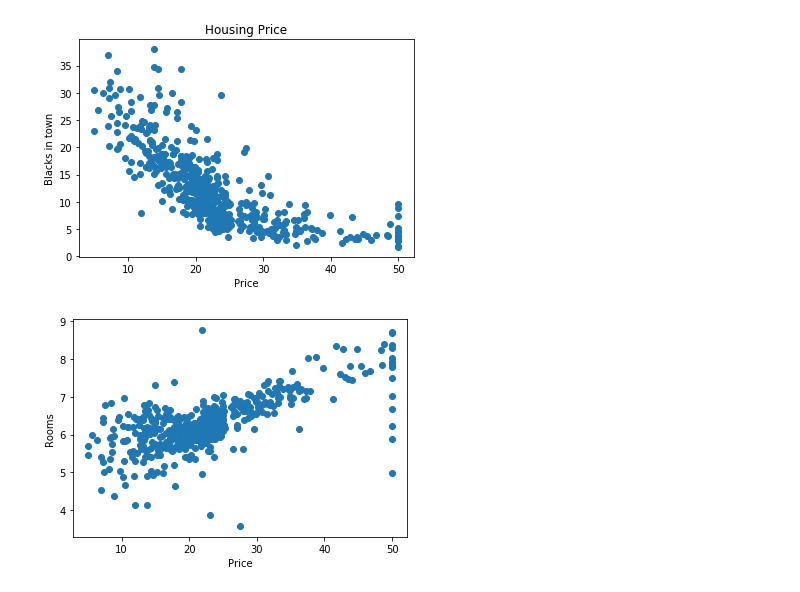
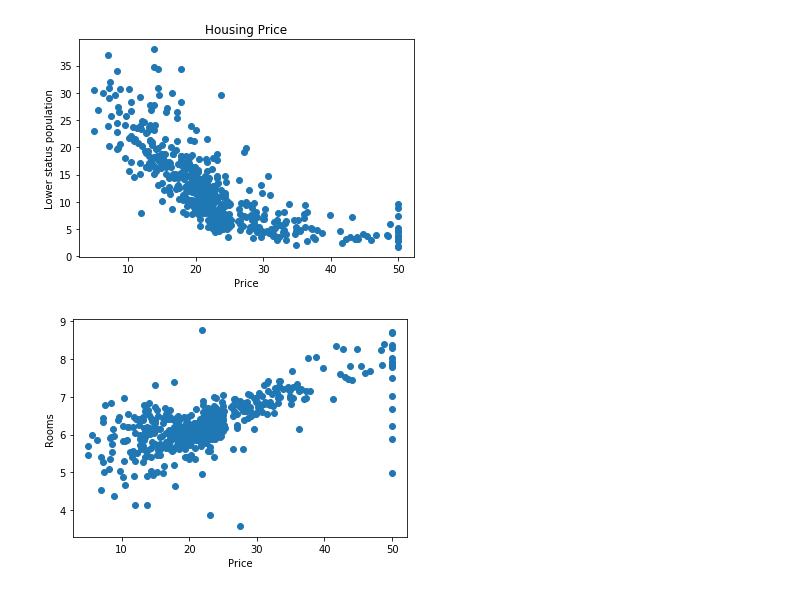
Before and after one commit to gentilhimal/Machine-Learning, a Jupyter notebook: plot.ipynb, the cells around one changed output. Drawn from its saved outputs; the diff is of its cells as text; code cells hidden in the pictures.

```diff
--- a/plot.ipynb
+++ b/plot.ipynb
@@ -1,21 +1,21 @@
 # %%
 from matplotlib import pyplot as plt
 from mpl_toolkits.mplot3d import Axes3D
 import numpy as np
 from numpy import genfromtxt
 
 #reading required data from csv file
-black = genfromtxt('housing.csv' , usecols=([12]))
+lower_stat= genfromtxt('housing.csv' , usecols=([12]))
 price = genfromtxt('housing.csv', usecols=([13]))
 room= genfromtxt('housing.csv', usecols=([5]))
 
-plt.scatter(price,black)
+plt.scatter(price,lower_stat)
 plt.title('Housing Price')
-plt.ylabel('Blacks in town')
+plt.ylabel('Lower status population')
 plt.xlabel('Price')
 plt.show()
 # %% [output]
-[figure, old version]
+[figure, new version]
 # %%
 
 plt.scatter(price,room)
```
Also changed, not shown: parts of 1 cell of this notebook, 2 other files.
